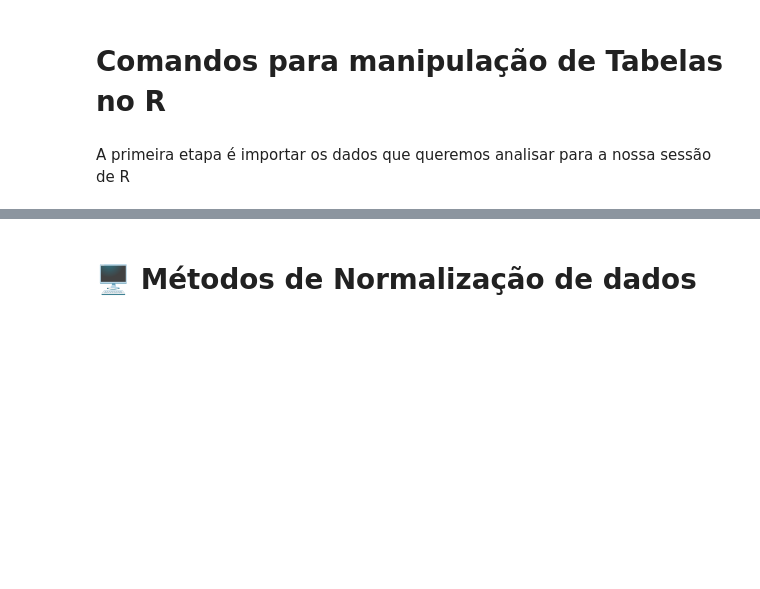
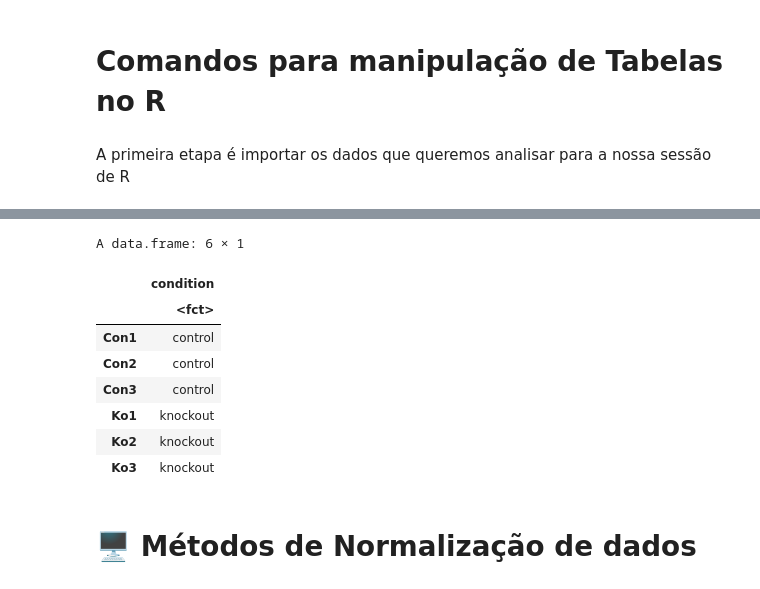
Before and after one commit to nunososorio/medicaldatascience, a Jupyter notebook: dataproc_c2.ipynb, the cells around one changed output, grey strips where cells are left out. Drawn from its saved outputs; the diff is of its cells as text; code cells hidden in the pictures; blank space fills up the shorter version.

```diff
--- a/dataproc_c2.ipynb
+++ b/dataproc_c2.ipynb
@@ -79,3 +126,19 @@ ERROR: Error in read.table(file = file, header = header, sep = sep, quote = quot
+# %%
+# Create a column data frame with multiple samples per condition
+metadata <- data.frame(condition = factor(c("control", "control", "control", "knockout", "knockout","knockout")),
+                     row.names = colnames(data))
+
+metadata
+# %% [output]
+A data.frame: 6 × 1
+|  | condition |
+|  | <fct> |
+| Con1 | control |
+| Con2 | control |
+| Con3 | control |
+| Ko1 | knockout |
+| Ko2 | knockout |
+| Ko3 | knockout |
 # %% [markdown]
 # 🖥️ Métodos de Normalização de dados
 # %% [markdown]
```
Also changed, not shown: parts of 4 cells of this notebook.
